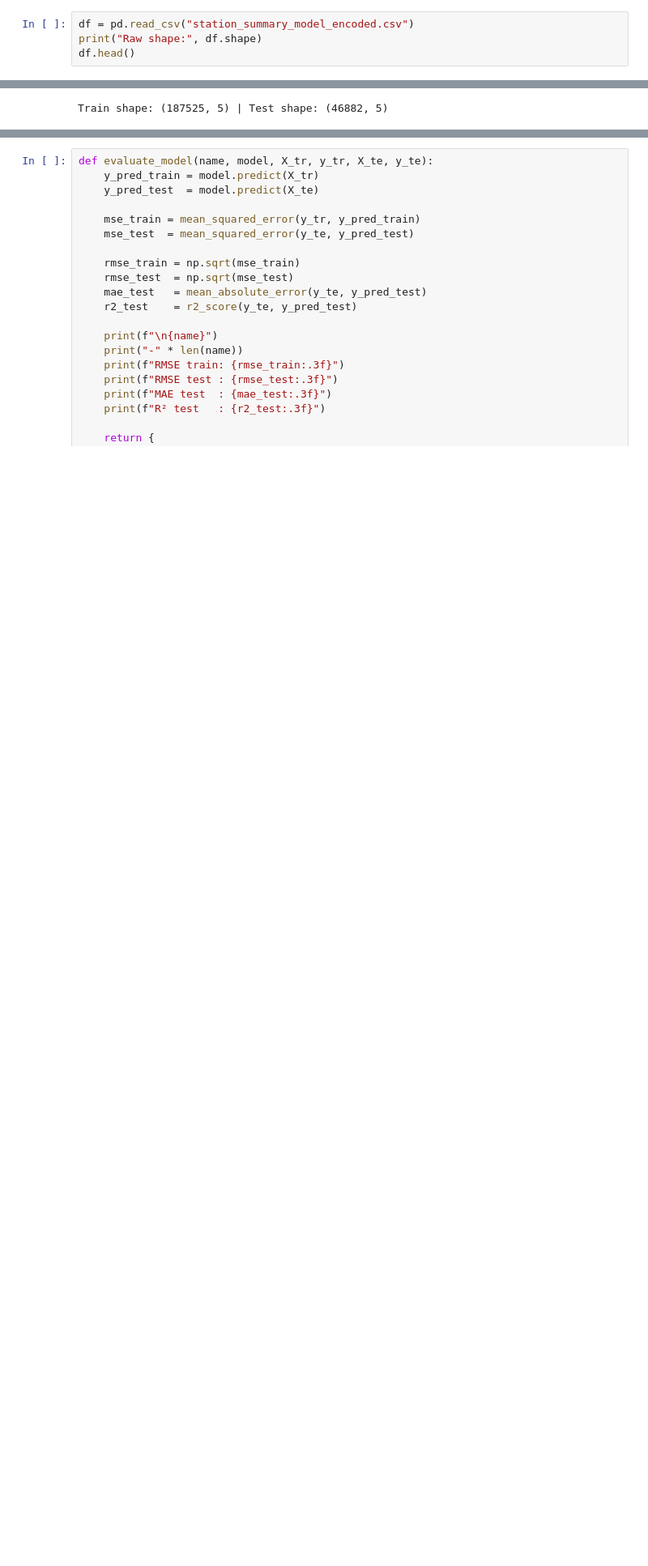
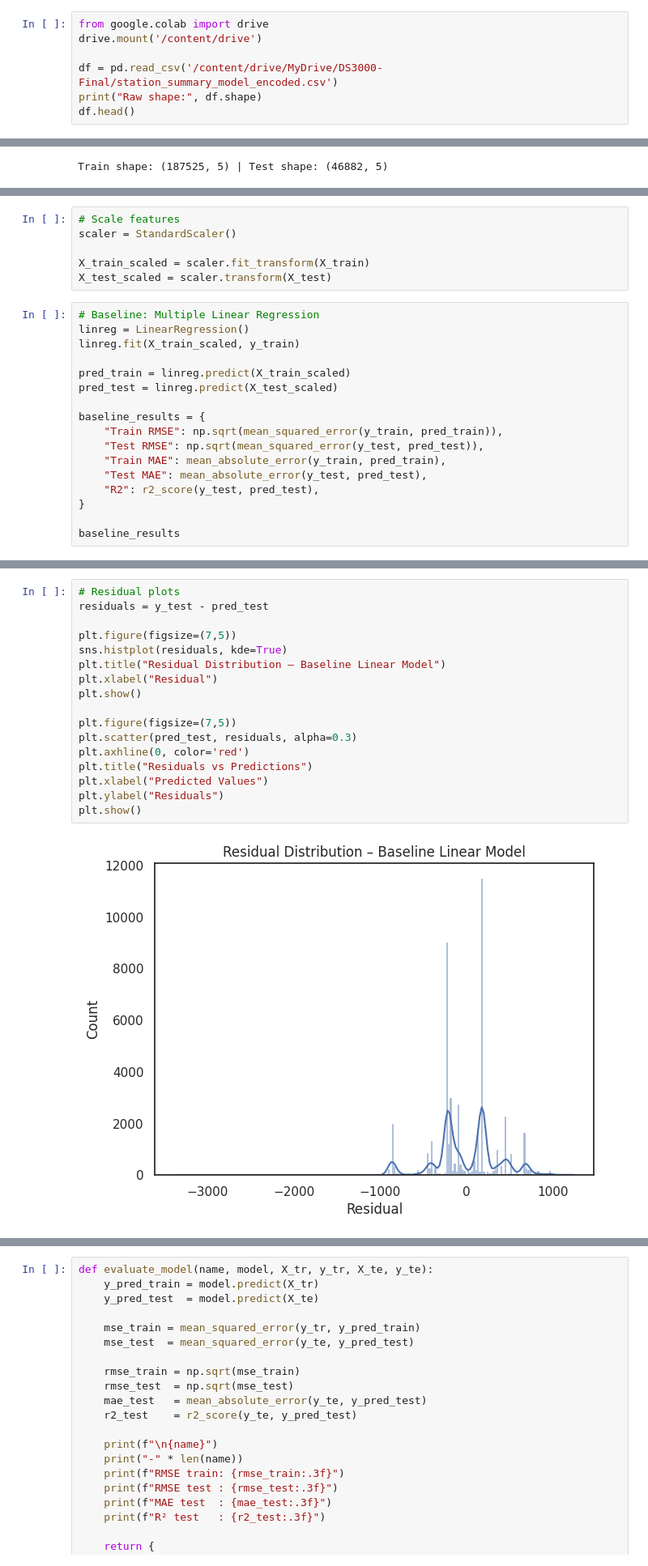
Before and after one commit to amurji22/DS3000_Final_Project, a Jupyter notebook: Final_Project.ipynb, the cells around one changed output, grey strips where cells are left out. Shown at 81% size. Cells and saved outputs as stored; diff of their text form; blank space fills up the shorter version.

Commit message:
Merged Linear and Tree model

```diff
--- a/Datasci_3000_TreesModel.ipynb
+++ b/Final_Project.ipynb
@@ -15,7 +17,10 @@ warnings.filterwarnings("ignore")
 
 sns.set(style="whitegrid")
 # %%
-df = pd.read_csv("station_summary_model_encoded.csv")
+from google.colab import drive
+drive.mount('/content/drive')
+
+df = pd.read_csv('/content/drive/MyDrive/DS3000-Final/station_summary_model_encoded.csv')
 print("Raw shape:", df.shape)
 df.head()
 # %% [output]
@@ -168,0 +177,23 @@ Train shape: (187525, 5) | Test shape: (46882, 5)
+# %%
+# Scale features
+scaler = StandardScaler()
+
+X_train_scaled = scaler.fit_transform(X_train)
+X_test_scaled = scaler.transform(X_test)
+# %%
+# Baseline: Multiple Linear Regression
+linreg = LinearRegression()
+linreg.fit(X_train_scaled, y_train)
+
+pred_train = linreg.predict(X_train_scaled)
+pred_test = linreg.predict(X_test_scaled)
+
+baseline_results = {
+    "Train RMSE": np.sqrt(mean_squared_error(y_train, pred_train)),
+    "Test RMSE": np.sqrt(mean_squared_error(y_test, pred_test)),
+    "Train MAE": mean_absolute_error(y_train, pred_train),
+    "Test MAE": mean_absolute_error(y_test, pred_test),
+    "R2": r2_score(y_test, pred_test),
+}
+
+baseline_results
@@ -168,0 +206,19 @@ Train shape: (187525, 5) | Test shape: (46882, 5)
+# %%
+# Residual plots
+residuals = y_test - pred_test
+
+plt.figure(figsize=(7,5))
+sns.histplot(residuals, kde=True)
+plt.title("Residual Distribution – Baseline Linear Model")
+plt.xlabel("Residual")
+plt.show()
+
+plt.figure(figsize=(7,5))
+plt.scatter(pred_test, residuals, alpha=0.3)
+plt.axhline(0, color='red')
+plt.title("Residuals vs Predictions")
+plt.xlabel("Predicted Values")
+plt.ylabel("Residuals")
+plt.show()
+# %% [output]
+[figure, added]
```
Also changed, not shown: parts of 7 cells of this notebook, 2 other files.
